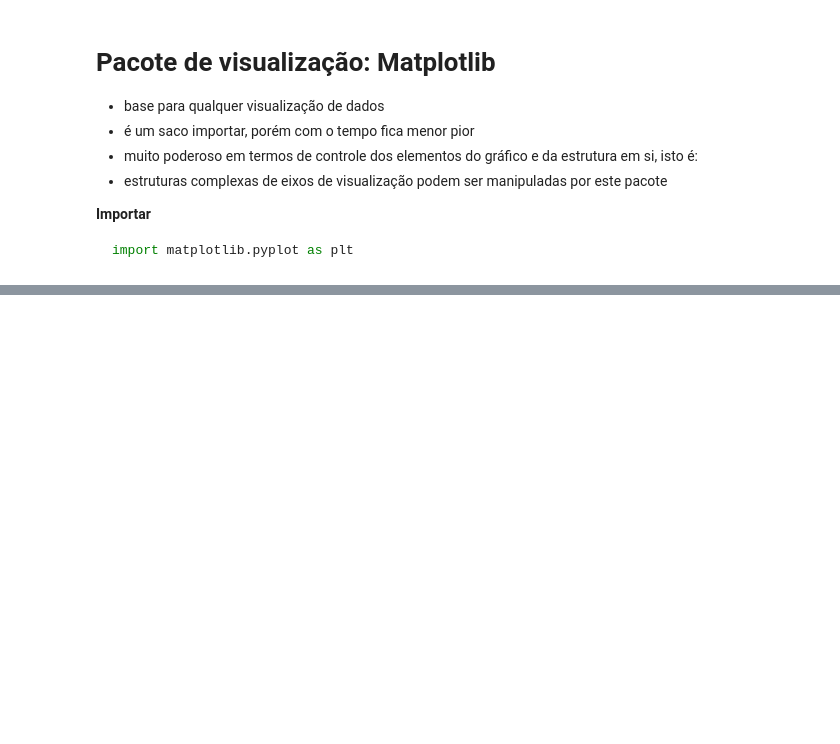
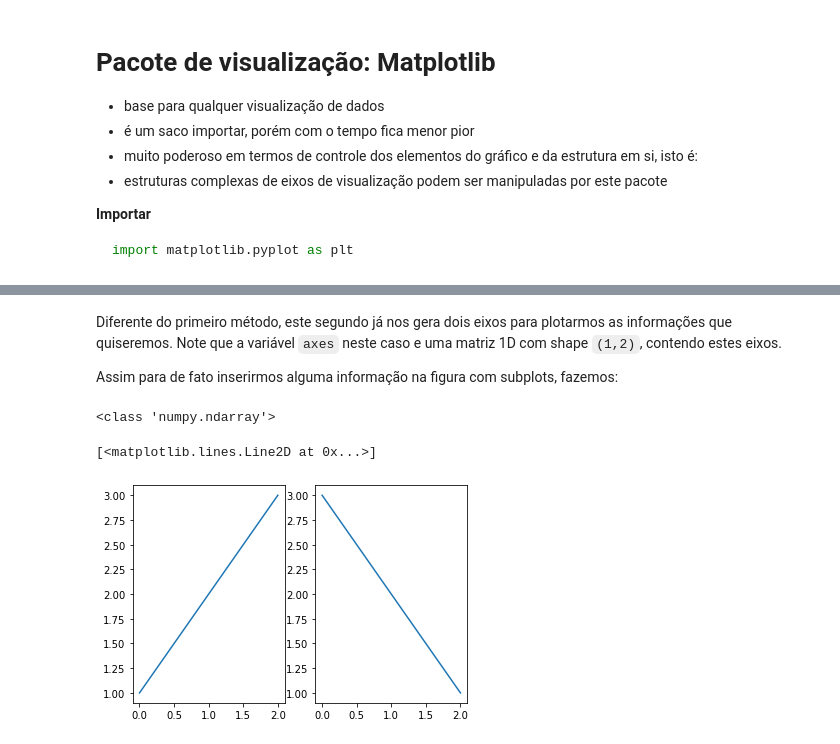
Before and after one commit to nilodna/python-basico, a Jupyter notebook: material_acompanhamento/lecture03.ipynb, the cells around one changed output, grey strips where cells are left out. Saved outputs shown, nothing was run; the diff lists cells and outputs as text; code cells hidden in the pictures; blank space fills up the shorter version.

````diff
--- a/material_acompanhamento/lecture03.ipynb
+++ b/material_acompanhamento/lecture03.ipynb
@@ -305,0 +322,20 @@ plt.plot(V,V)
+# %% [markdown]
+Diferente do primeiro método, este segundo já nos gera dois eixos para plotarmos as informações que quiseremos. Note que a variável ```axes``` neste caso e uma matriz 1D com shape ```(1,2)```, contendo estes eixos.
+
+Assim para de fato inserirmos alguma informação na figura com subplots, fazemos:
+# %%
+fig,axes = plt.subplots(1,2)
+
+# exibindo o tipo de axes
+print(type(axes))
+
+# plotando no gráfico da esquerda (1o gráfico)
+ax = axes[0]
+ax.plot([1,2,3])
+
+# plotando no gráfico da direita (2o gráfico)
+axes[1].plot([3,2,1])
+# %% [output]
+<class 'numpy.ndarray'>
+[<matplotlib.lines.Line2D at 0x...>]
+[figure, added]
````
Also changed, not shown: parts of 30 cells of this notebook, 1 other file.
